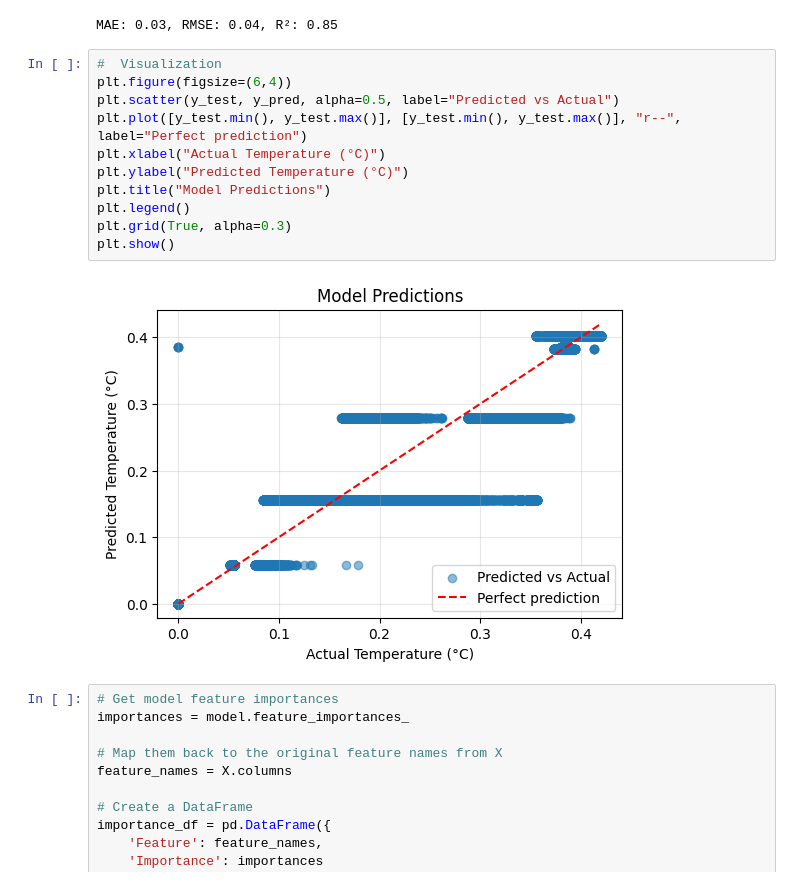
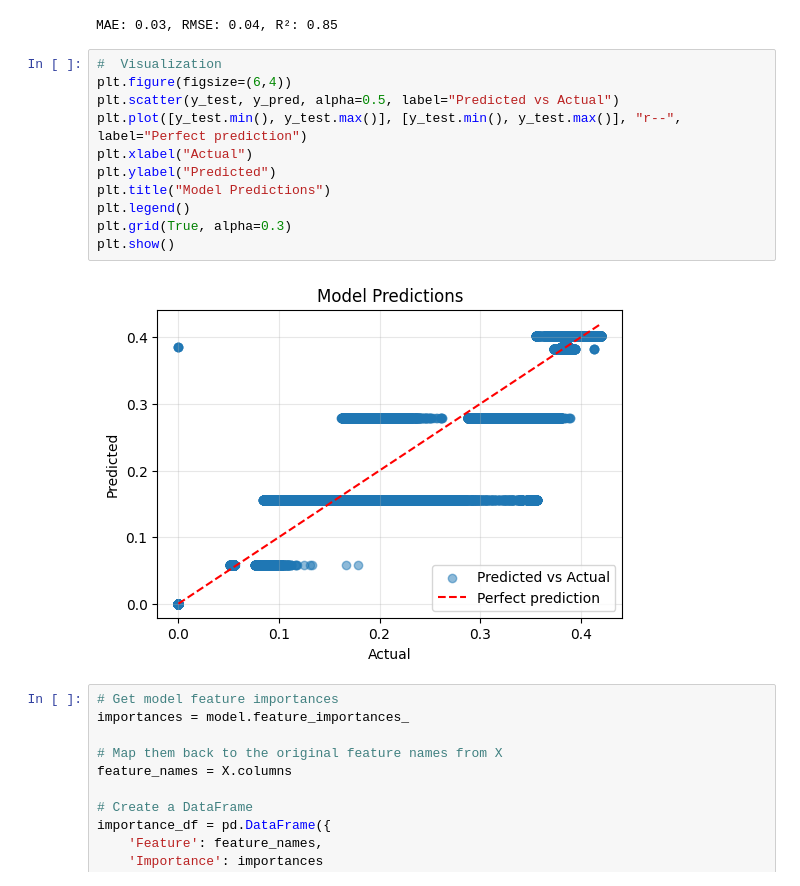
Before and after one commit to PatChizzy/Workshop, a Jupyter notebook: Part 2 eto_etc.ipynb, the cells around one changed output. Saved outputs shown, nothing was run; the diff lists cells and outputs as text.

```diff
--- a/Part 2 eto_etc.ipynb
+++ b/Part 2 eto_etc.ipynb
@@ -1403,16 +1403,16 @@ MAE: 0.03, RMSE: 0.04, R²: 0.85
 # %%
 #  Visualization
 plt.figure(figsize=(6,4))
 plt.scatter(y_test, y_pred, alpha=0.5, label="Predicted vs Actual")
 plt.plot([y_test.min(), y_test.max()], [y_test.min(), y_test.max()], "r--", label="Perfect prediction")
-plt.xlabel("Actual Temperature (°C)")
-plt.ylabel("Predicted Temperature (°C)")
+plt.xlabel("Actual")
+plt.ylabel("Predicted")
 plt.title("Model Predictions")
 plt.legend()
 plt.grid(True, alpha=0.3)
 plt.show()
 # %% [output]
-[figure, old version]
+[figure, new version]
 # %%
 # Get model feature importances
 importances = model.feature_importances_
```
